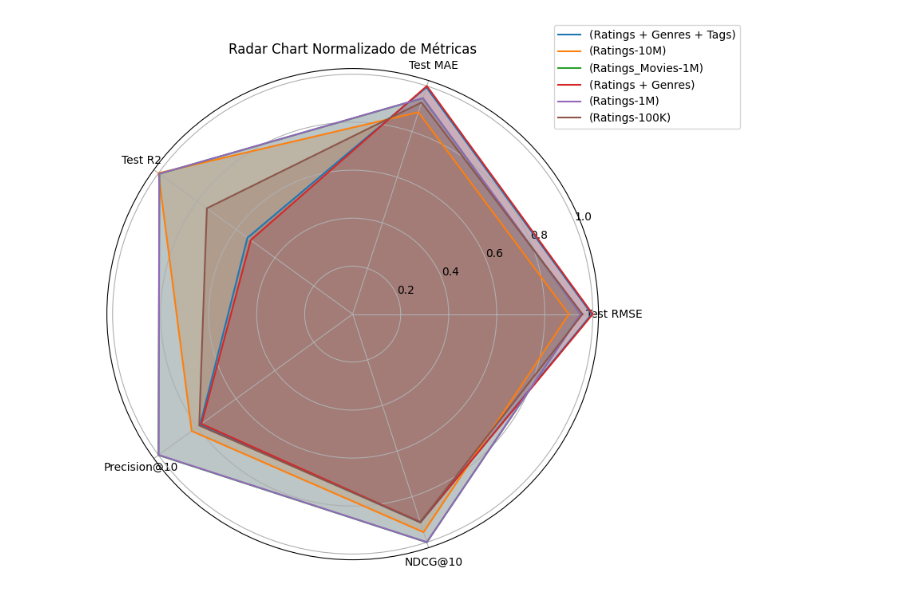
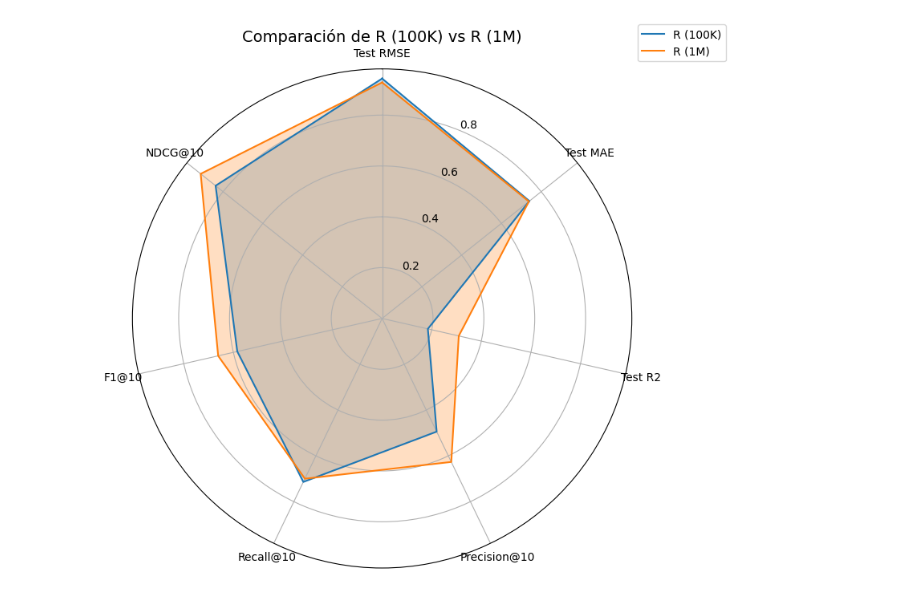
Before and after one commit to eeguskiza/movie_lens, a Jupyter notebook: performance/evaluation.ipynb, the cells around one changed output. Saved outputs shown, nothing was run; the diff lists cells and outputs as text; code cells hidden in the pictures.

```diff
--- a/performance/evaluation.ipynb
+++ b/performance/evaluation.ipynb
@@ -103,0 +1,20 @@ plt.show()
+# %%
+import pandas as pd
+
+# Ruta del CSV
+csv_path = "model_evaluations.csv"
+
+# Cargar el CSV y limpiar columnas
+df = pd.read_csv(csv_path)
+
+# Eliminar espacios en nombres de columnas y convertir a tipos correctos si es necesario
+df.columns = df.columns.str.strip()
+df["Modelo"] = df["Modelo"].str.strip()
+
+# Convertir métricas numéricas a float (por si acaso)
+metricas = ["Test RMSE", "Test MAE", "Test R2", "Precision@10", "Recall@10", "F1@10", "NDCG@10"]
+df[metricas] = df[metricas].astype(float)
+
+# Mostrar el DataFrame
+print(f"DataFrame cargado desde {csv_path}:")
+display(df)  # Usar display() si estás en Jupyter
@@ -104,33 +71,44 @@ plt.show()
 # %%
+import matplotlib.pyplot as plt
 import numpy as np
-import matplotlib.pyplot as plt
 
-# Métricas que queremos incluir en el radar
-metrics_to_radar = ["Test RMSE", "Test MAE", "Test R2", "Precision@10", "NDCG@10"]
+# Filtrar los modelos
+modelos = ["R (100K)", "R (1M)"]
+df_radar = df[df["Modelo"].isin(modelos)].set_index("Modelo")
 
-# Normalizamos cada métrica al valor máximo entre los modelos
-norm_df = metrics_df.copy()
-for col in metrics_to_radar:
-    max_val = norm_df[col].max()
-    norm_df[col] = norm_df[col] / max_val
+# Métricas a comparar
+metricas = ["Test RMSE", "Test MAE", "Test R2", "Precision@10", "Recall@10", "F1@10", "NDCG@10"]
 
-# Configuración del radar chart
-labels = metrics_to_radar
+# Normalizar las métricas si quieres que todo esté en la misma escala (opcional)
+# from sklearn.preprocessing import MinMaxScaler
+# scaler = MinMaxScaler()
+# df_radar[metricas] = scaler.fit_transform(df_radar[metricas])
+
+# Coordenadas para el gráfico
+labels = metricas
 num_vars = len(labels)
+
+# Convertir a ángulos para radar
 angles = np.linspace(0, 2 * np.pi, num_vars, endpoint=False).tolist()
-angles += angles[:1]  # Cerrar el círculo
+angles += angles[:1]  # cerrar el gráfico
 
+# Crear figura
 fig, ax = plt.subplots(figsize=(8, 8), subplot_kw=dict(polar=True))
 
-for idx, row in norm_df.iterrows():
-    values = row[labels].tolist()
-    values += values[:1]
-    ax.plot(angles, values, label=row["Model"])
-    ax.fill(angles, values, alpha=0.25)
+# Plotear cada modelo
+for modelo in modelos:
+    valores = df_radar.loc[modelo, labels].tolist()
+    valores += valores[:1]  # cerrar el gráfico
+    ax.plot(angles, valores, label=modelo)
+    ax.fill(angles, valores, alpha=0.25)
 
+# Ajustes del gráfico
+ax.set_theta_offset(np.pi / 2)
+ax.set_theta_direction(-1)
 ax.set_thetagrids(np.degrees(angles[:-1]), labels)
-ax.set_title("Radar Chart Normalizado de Métricas")
-ax.legend(loc="upper right", bbox_to_anchor=(1.3, 1.1))
+ax.set_title("Comparación de R (100K) vs R (1M)", fontsize=14)
+ax.legend(loc="upper right", bbox_to_anchor=(1.2, 1.1))
+plt.tight_layout()
 plt.show()
 # %% [output]
-[figure, old version]
+[figure, new version]
```
Also changed, not shown: parts of 10 cells of this notebook, 13 other files.
